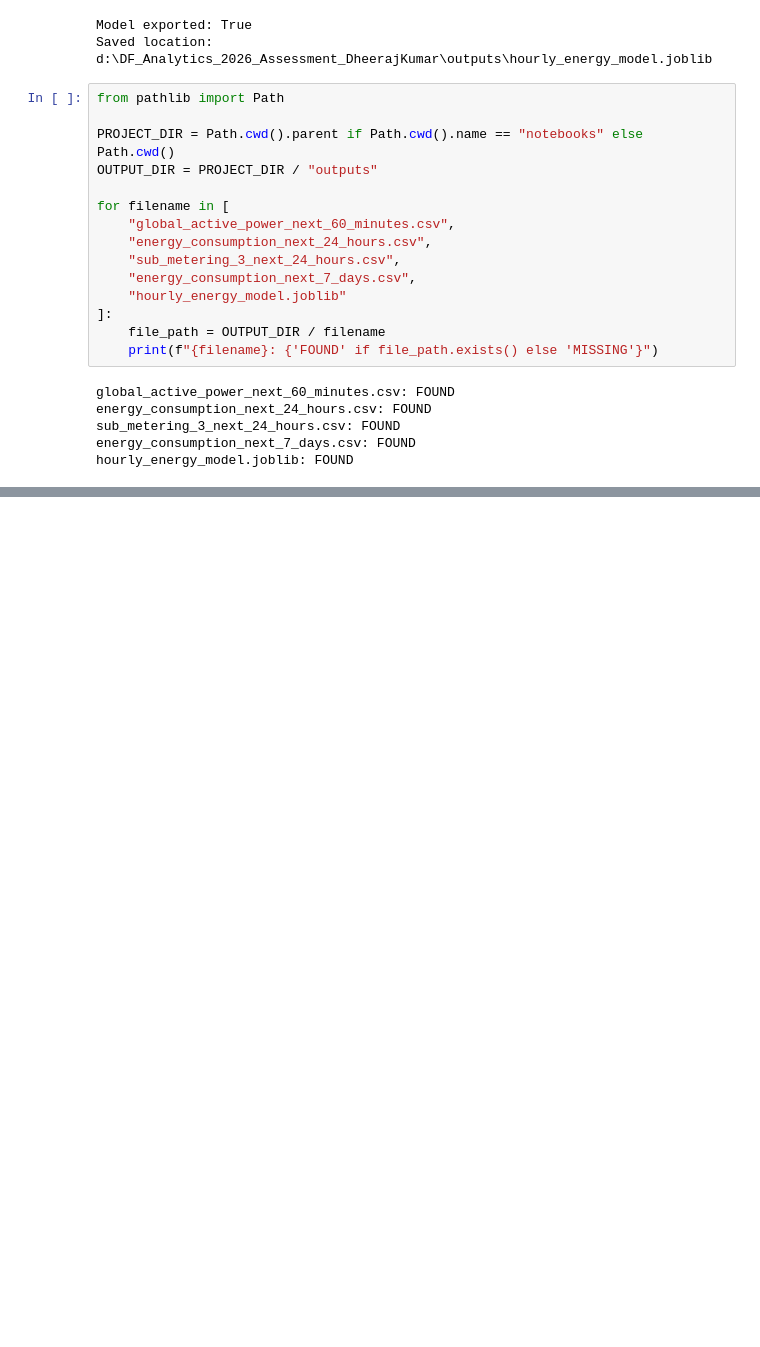
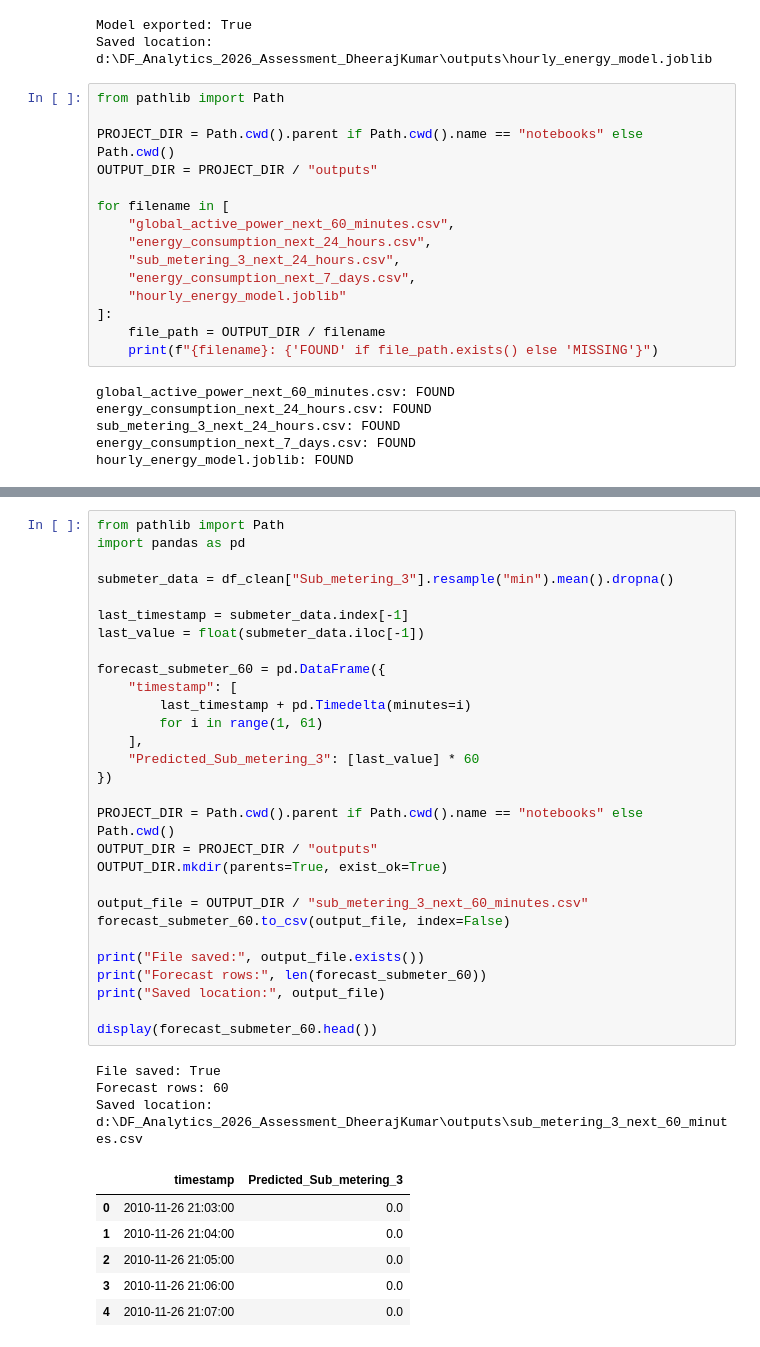
Before and after one commit to dheeraj231873/DF-Analytics-2026-Assessment-DheerajKumar, a Jupyter notebook: notebooks/forecasting_analysis.ipynb, the cells around one changed output, grey strips where cells are left out. Saved outputs shown, nothing was run; the diff lists cells and outputs as text; blank space fills up the shorter version.

```diff
--- a/notebooks/forecasting_analysis.ipynb
+++ b/notebooks/forecasting_analysis.ipynb
@@ -1332,0 +1579,39 @@ hourly_energy_model.joblib: FOUND
+# %%
+from pathlib import Path
+import pandas as pd
+
+submeter_data = df_clean["Sub_metering_3"].resample("min").mean().dropna()
+
+last_timestamp = submeter_data.index[-1]
+last_value = float(submeter_data.iloc[-1])
+
+forecast_submeter_60 = pd.DataFrame({
+    "timestamp": [
+        last_timestamp + pd.Timedelta(minutes=i)
+        for i in range(1, 61)
+    ],
+    "Predicted_Sub_metering_3": [last_value] * 60
+})
+
+PROJECT_DIR = Path.cwd().parent if Path.cwd().name == "notebooks" else Path.cwd()
+OUTPUT_DIR = PROJECT_DIR / "outputs"
+OUTPUT_DIR.mkdir(parents=True, exist_ok=True)
+
+output_file = OUTPUT_DIR / "sub_metering_3_next_60_minutes.csv"
+forecast_submeter_60.to_csv(output_file, index=False)
+
+print("File saved:", output_file.exists())
+print("Forecast rows:", len(forecast_submeter_60))
+print("Saved location:", output_file)
+
+display(forecast_submeter_60.head())
+# %% [output]
+File saved: True
+Forecast rows: 60
+Saved location: d:\DF_Analytics_2026_Assessment_DheerajKumar\outputs\sub_metering_3_next_60_minutes.csv
+|  | timestamp | Predicted_Sub_metering_3 |
+| 0 | 2010-11-26 21:03:00 | 0.0 |
+| 1 | 2010-11-26 21:04:00 | 0.0 |
+| 2 | 2010-11-26 21:05:00 | 0.0 |
+| 3 | 2010-11-26 21:06:00 | 0.0 |
+| 4 | 2010-11-26 21:07:00 | 0.0 |
```
Also changed, not shown: parts of 3 cells of this notebook, 5 other files.
